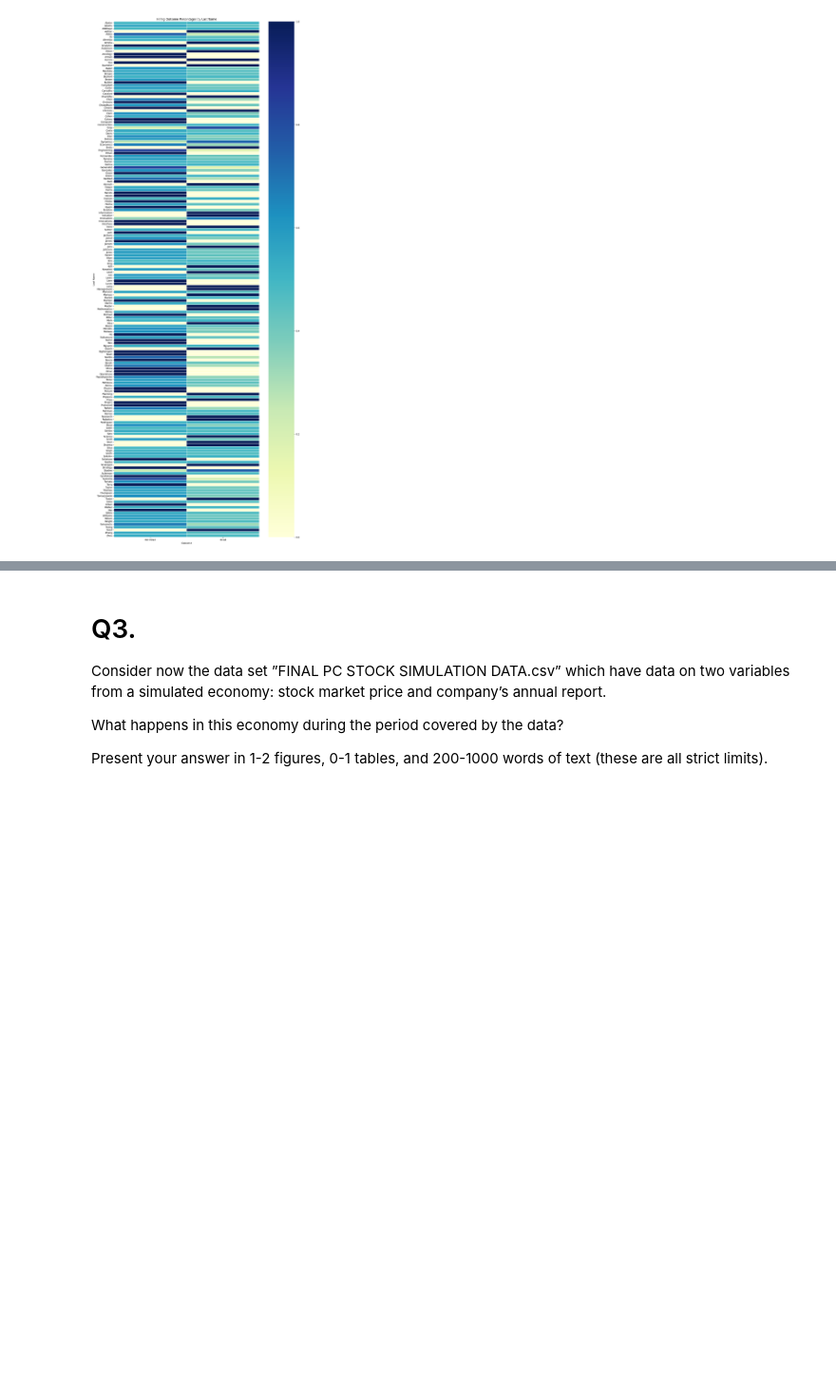
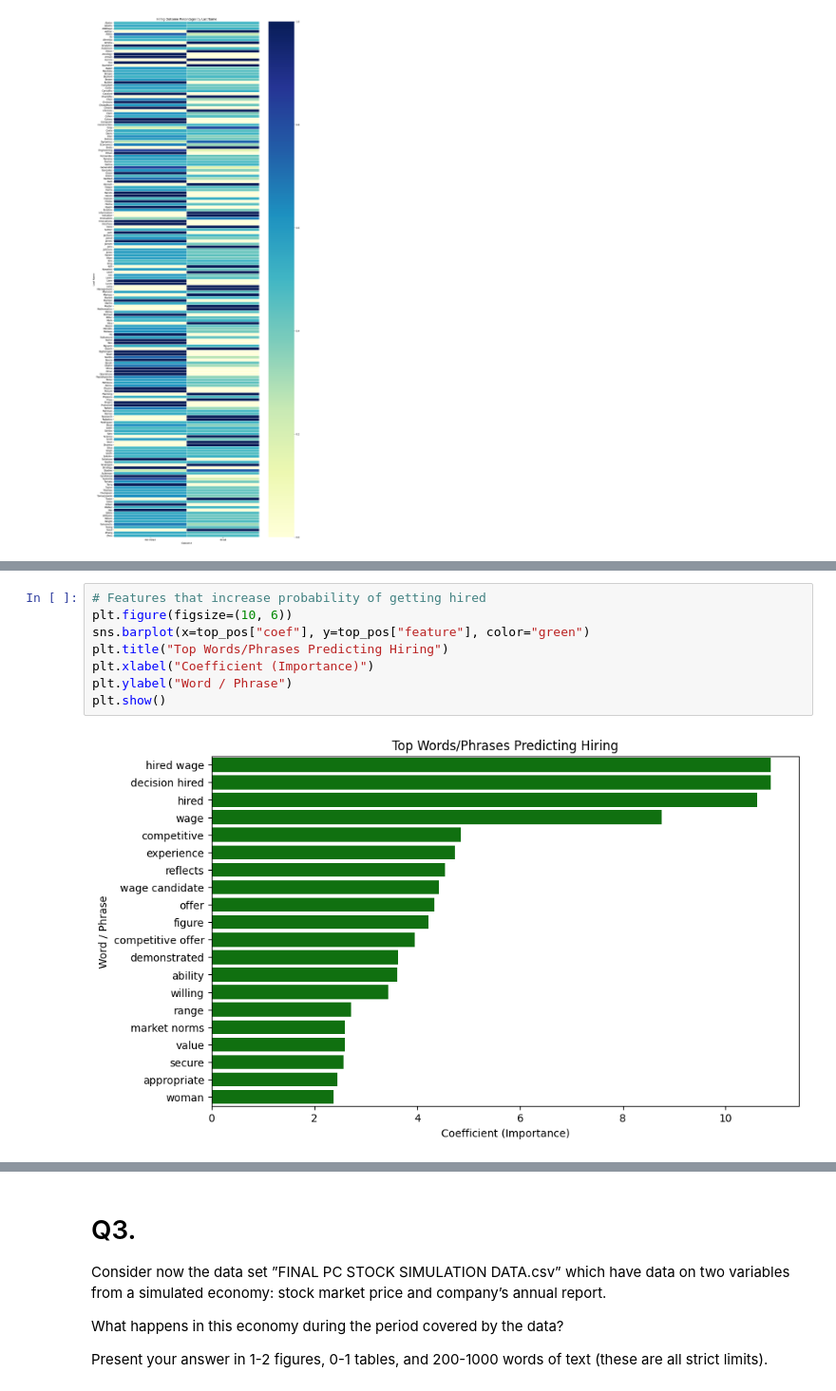
Before and after one commit to eth-tran/ECON424-Final, a Jupyter notebook: ECON424_Final.ipynb, the cells around one changed output, grey strips where cells are left out. Shown at 95% size. Saved outputs shown, nothing was run; the diff lists cells and outputs as text; blank space fills up the shorter version.

```diff
--- a/ECON424_Final.ipynb
+++ b/ECON424_Final.ipynb
@@ -581,0 +639,10 @@ plt.show()
+# %%
+# Features that increase probability of getting hired
+plt.figure(figsize=(10, 6))
+sns.barplot(x=top_pos["coef"], y=top_pos["feature"], color="green")
+plt.title("Top Words/Phrases Predicting Hiring")
+plt.xlabel("Coefficient (Importance)")
+plt.ylabel("Word / Phrase")
+plt.show()
+# %% [output]
+[figure, added]
```
Also changed, not shown: parts of 3 cells of this notebook.
